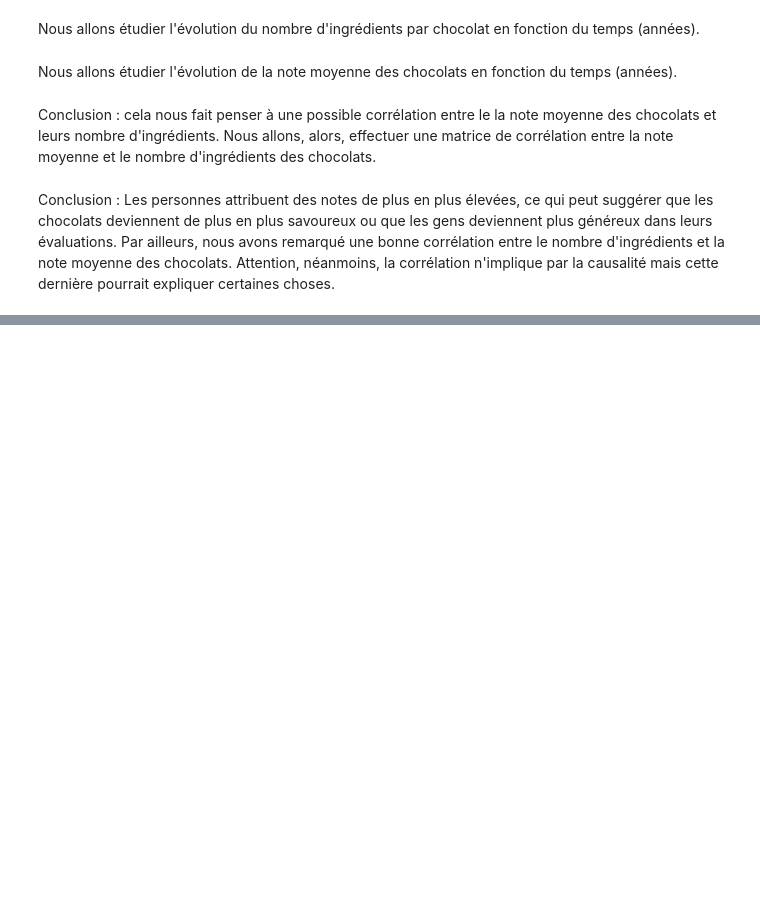
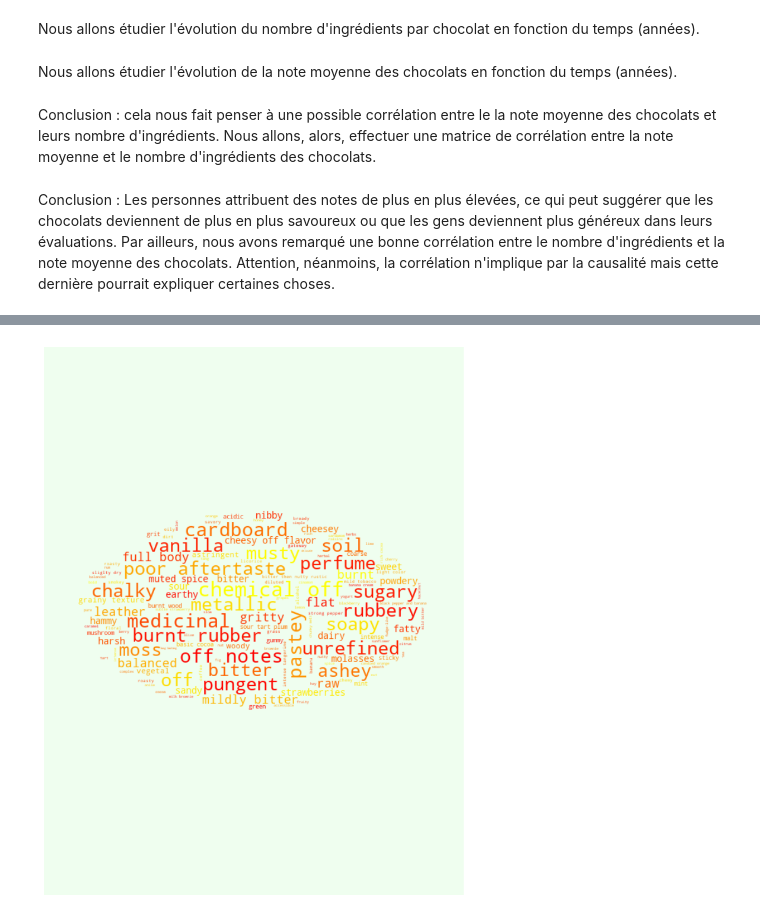
Before and after one commit to TheoHorn/dataviz_project, a Jupyter notebook: chocolat_rendu_final.ipynb, the cells around one changed output, grey strips where cells are left out. Drawn from its saved outputs; the diff is of its cells as text; code cells hidden in the pictures; blank space fills up the shorter version.

```diff
--- a/chocolat_rendu_final.ipynb
+++ b/chocolat_rendu_final.ipynb
@@ -261,0 +472,17 @@ fig.show()
+# %%
+# we invert max/min values to get the opposite result
+min_rating = max(average_rating.values())
+max_rating = min(average_rating.values())
+normalized_ratings = {word: (rating - min_rating) / (max_rating - min_rating) for word, rating in average_rating.items()}
+
+mask = np.array(Image.open("img/ellipse.png"))
+
+wc = WordCloud(max_words=2000, max_font_size=30, mask=mask, random_state=41,background_color='#effeef',colormap='autumn')
+
+wc.generate_from_frequencies(normalized_ratings)
+
+plt.figure(figsize=(12, 12))
+plt.imshow(wc, interpolation="bilinear")
+plt.axis('off')
+# %% [output]
+[figure, added]
```
Also changed, not shown: parts of 28 cells of this notebook.
